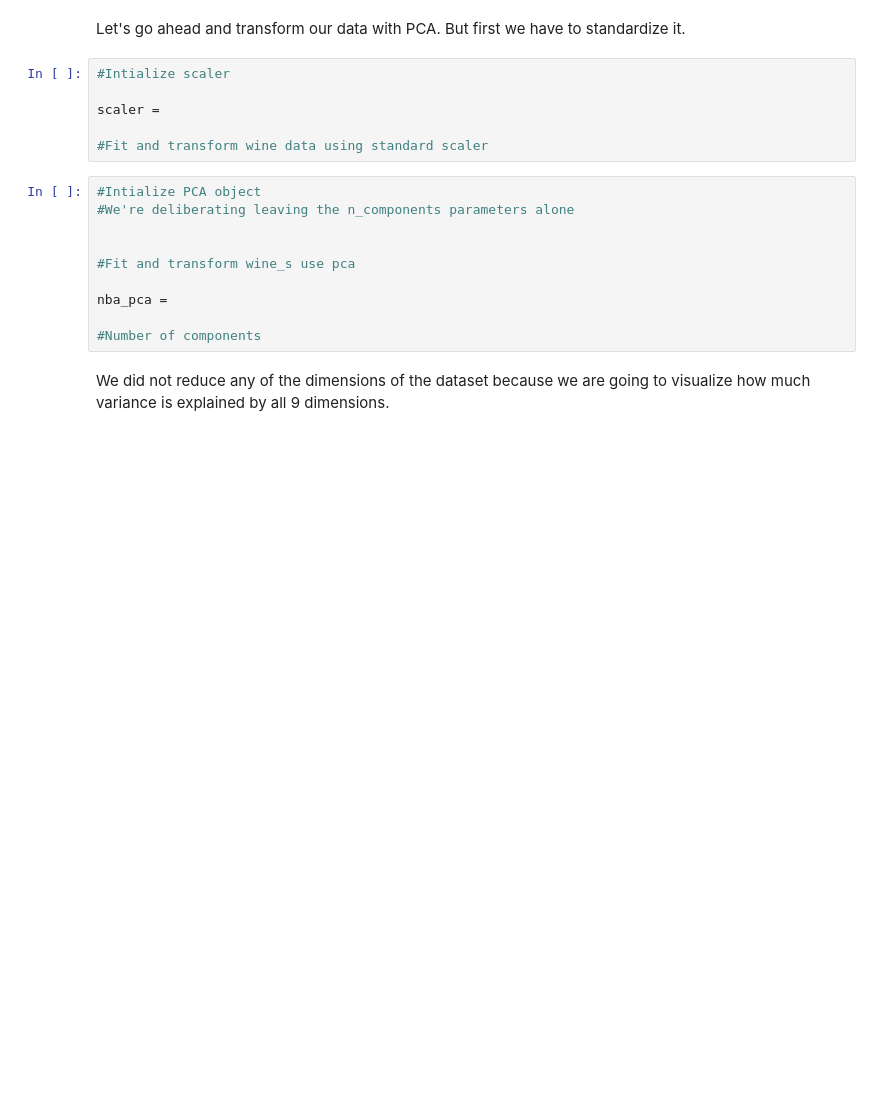
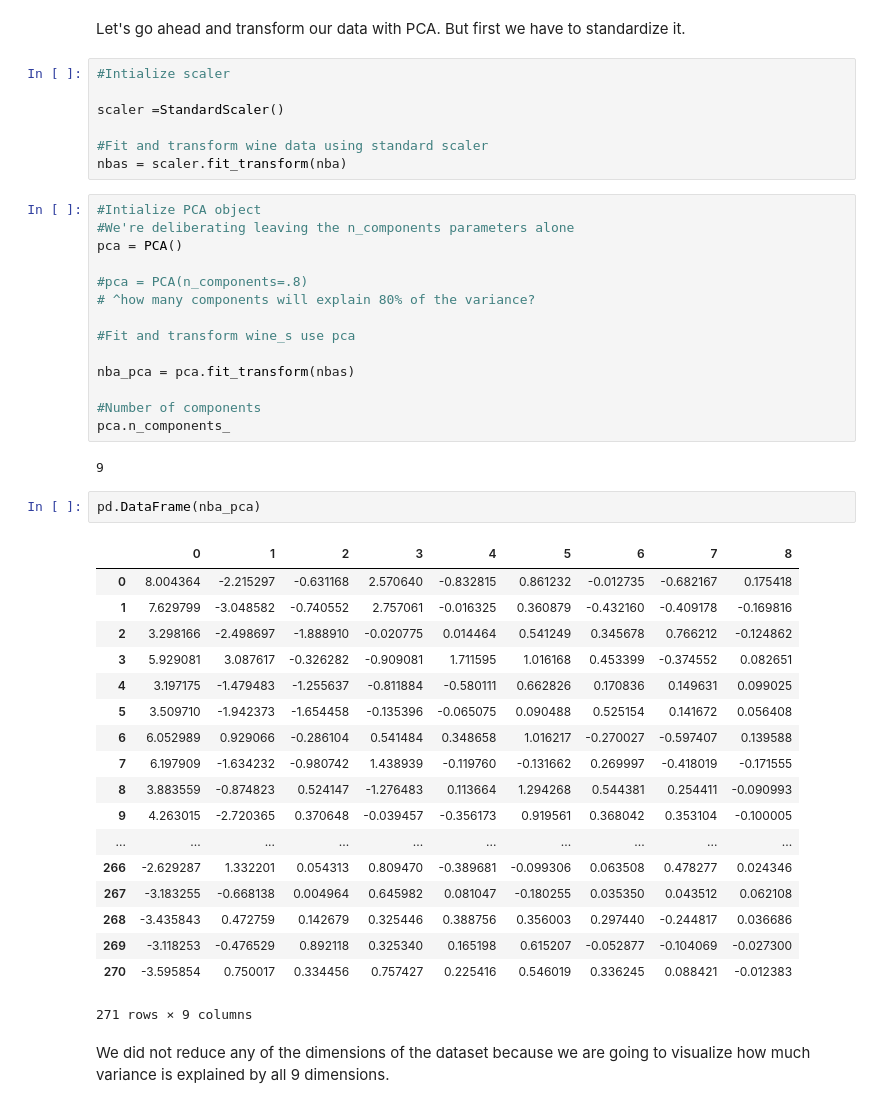
Before and after one commit to fionatalin/DS-SF-42, a Jupyter notebook: george_section/notebooks/In_class/Principal Component Analysis (In Class).ipynb, the cells around one changed output. Drawn from its saved outputs; the diff is of its cells as text; blank space fills up the shorter version.

```diff
--- a/george_section/notebooks/In_class/Principal Component Analysis (In Class).ipynb
+++ b/george_section/notebooks/In_class/Principal Component Analysis (In Class).ipynb
@@ -463,19 +481,47 @@ Let's go ahead and transform our data with PCA. But first we have to standardize
 # %%
 #Intialize scaler
 
-scaler =
+scaler =StandardScaler()
 
 #Fit and transform wine data using standard scaler
+nbas = scaler.fit_transform(nba)
 # %%
 #Intialize PCA object
 #We're deliberating leaving the n_components parameters alone
+pca = PCA()
 
+#pca = PCA(n_components=.8)
+# ^how many components will explain 80% of the variance?
 
 #Fit and transform wine_s use pca
 
-nba_pca =
+nba_pca = pca.fit_transform(nbas)
 
 #Number of components
+pca.n_components_
+# %% [output]
+9
+# %%
+pd.DataFrame(nba_pca)
+# %% [output]
+|  | 0 | 1 | 2 | 3 | 4 | 5 | 6 | 7 | 8 |
+| 0 | 8.004364 | -2.215297 | -0.631168 | 2.570640 | -0.832815 | 0.861232 | -0.012735 | -0.682167 | 0.175418 |
+| 1 | 7.629799 | -3.048582 | -0.740552 | 2.757061 | -0.016325 | 0.360879 | -0.432160 | -0.409178 | -0.169816 |
+| 2 | 3.298166 | -2.498697 | -1.888910 | -0.020775 | 0.014464 | 0.541249 | 0.345678 | 0.766212 | -0.124862 |
+| 3 | 5.929081 | 3.087617 | -0.326282 | -0.909081 | 1.711595 | 1.016168 | 0.453399 | -0.374552 | 0.082651 |
+| 4 | 3.197175 | -1.479483 | -1.255637 | -0.811884 | -0.580111 | 0.662826 | 0.170836 | 0.149631 | 0.099025 |
+| 5 | 3.509710 | -1.942373 | -1.654458 | -0.135396 | -0.065075 | 0.090488 | 0.525154 | 0.141672 | 0.056408 |
+| 6 | 6.052989 | 0.929066 | -0.286104 | 0.541484 | 0.348658 | 1.016217 | -0.270027 | -0.597407 | 0.139588 |
+| 7 | 6.197909 | -1.634232 | -0.980742 | 1.438939 | -0.119760 | -0.131662 | 0.269997 | -0.418019 | -0.171555 |
+| 8 | 3.883559 | -0.874823 | 0.524147 | -1.276483 | 0.113664 | 1.294268 | 0.544381 | 0.254411 | -0.090993 |
+| 9 | 4.263015 | -2.720365 | 0.370648 | -0.039457 | -0.356173 | 0.919561 | 0.368042 | 0.353104 | -0.100005 |
+| ... | ... | ... | ... | ... | ... | ... | ... | ... | ... |
+| 266 | -2.629287 | 1.332201 | 0.054313 | 0.809470 | -0.389681 | -0.099306 | 0.063508 | 0.478277 | 0.024346 |
+| 267 | -3.183255 | -0.668138 | 0.004964 | 0.645982 | 0.081047 | -0.180255 | 0.035350 | 0.043512 | 0.062108 |
+| 268 | -3.435843 | 0.472759 | 0.142679 | 0.325446 | 0.388756 | 0.356003 | 0.297440 | -0.244817 | 0.036686 |
+| 269 | -3.118253 | -0.476529 | 0.892118 | 0.325340 | 0.165198 | 0.615207 | -0.052877 | -0.104069 | -0.027300 |
+| 270 | -3.595854 | 0.750017 | 0.334456 | 0.757427 | 0.225416 | 0.546019 | 0.336245 | 0.088421 | -0.012383 |
+271 rows × 9 columns
 # %% [markdown]
 We did not reduce any of the dimensions of the dataset because we are going to visualize how much variance is explained by all 9 dimensions.
 # %% [markdown]
```
Also changed, not shown: parts of 29 cells of this notebook.
